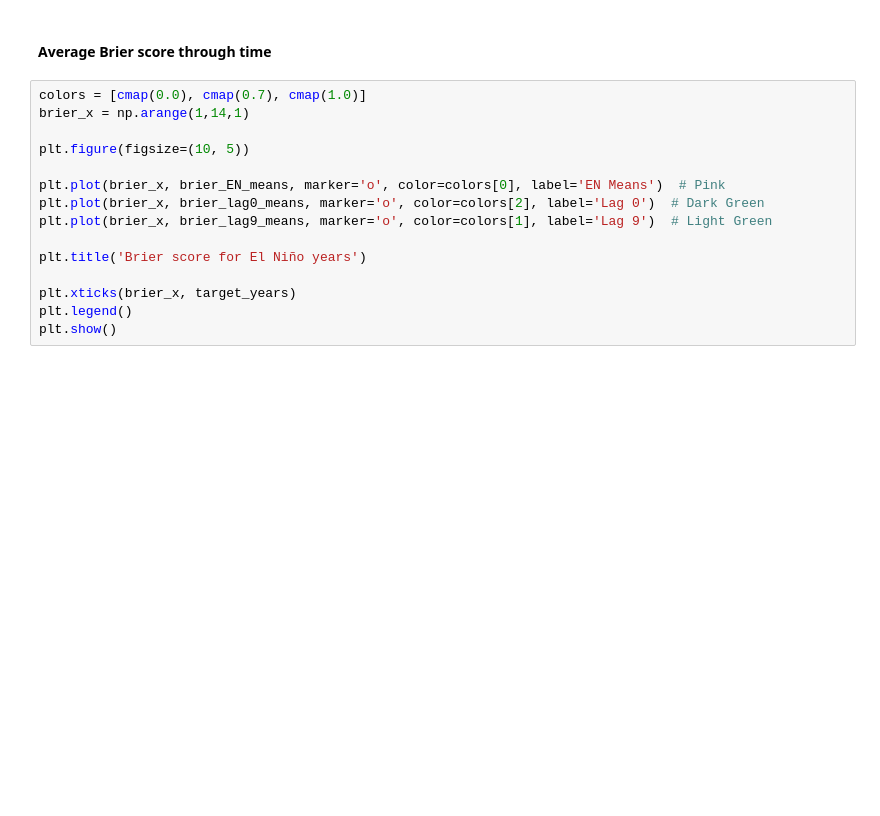
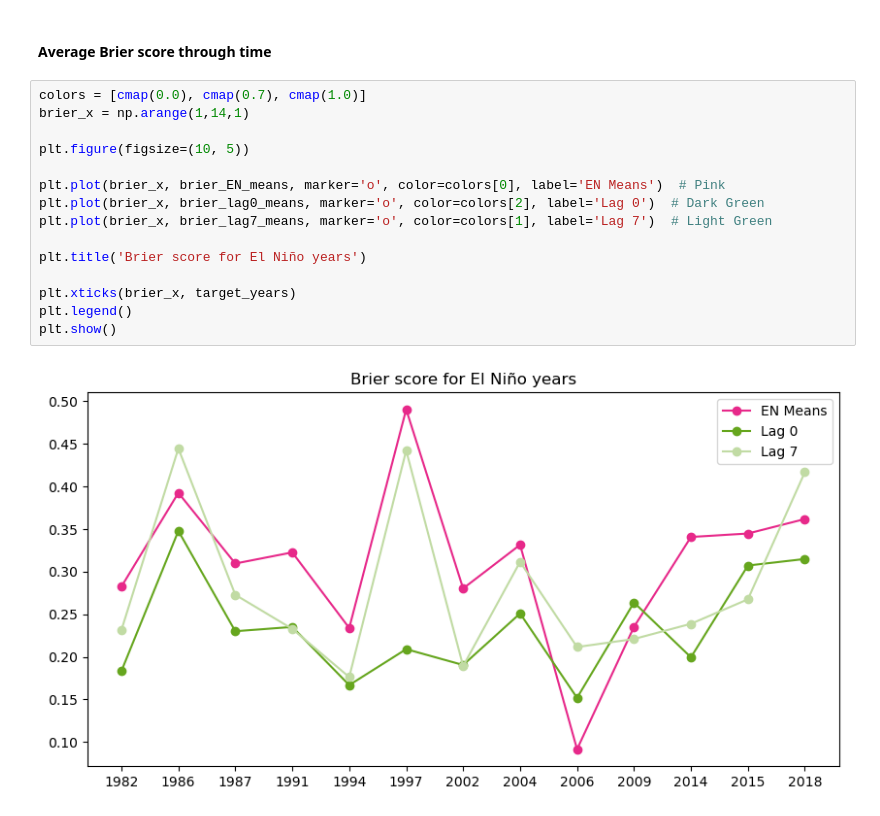
Before and after one commit to rubylieber/CSIRO_ENSO, a Jupyter notebook: Forecasting/Forecast median EN_update.ipynb, the cells around one changed output. Cells and saved outputs as stored; diff of their text form; blank space fills up the shorter version.

```diff
--- a/Forecasting/Forecast median EN_update.ipynb
+++ b/Forecasting/Forecast median EN_update.ipynb
@@ -315,15 +309,17 @@ cbar.ax.set_ylabel('brier score');
 # %%
 colors = [cmap(0.0), cmap(0.7), cmap(1.0)]
 brier_x = np.arange(1,14,1)
 
 plt.figure(figsize=(10, 5))
 
 plt.plot(brier_x, brier_EN_means, marker='o', color=colors[0], label='EN Means')  # Pink
 plt.plot(brier_x, brier_lag0_means, marker='o', color=colors[2], label='Lag 0')  # Dark Green
-plt.plot(brier_x, brier_lag9_means, marker='o', color=colors[1], label='Lag 9')  # Light Green
+plt.plot(brier_x, brier_lag7_means, marker='o', color=colors[1], label='Lag 7')  # Light Green
 
 plt.title('Brier score for El Niño years')
 
 plt.xticks(brier_x, target_years)
 plt.legend()
 plt.show()
+# %% [output]
+[figure, added]
```
Also changed, not shown: parts of 24 cells of this notebook, 1 other file.
